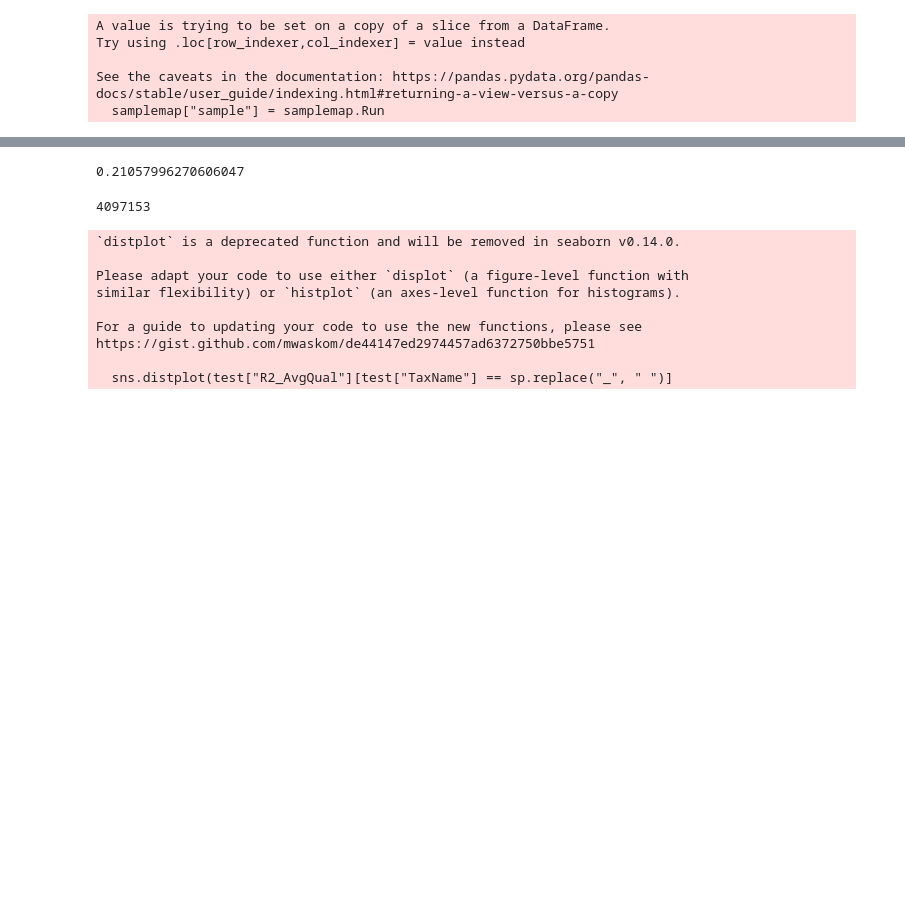
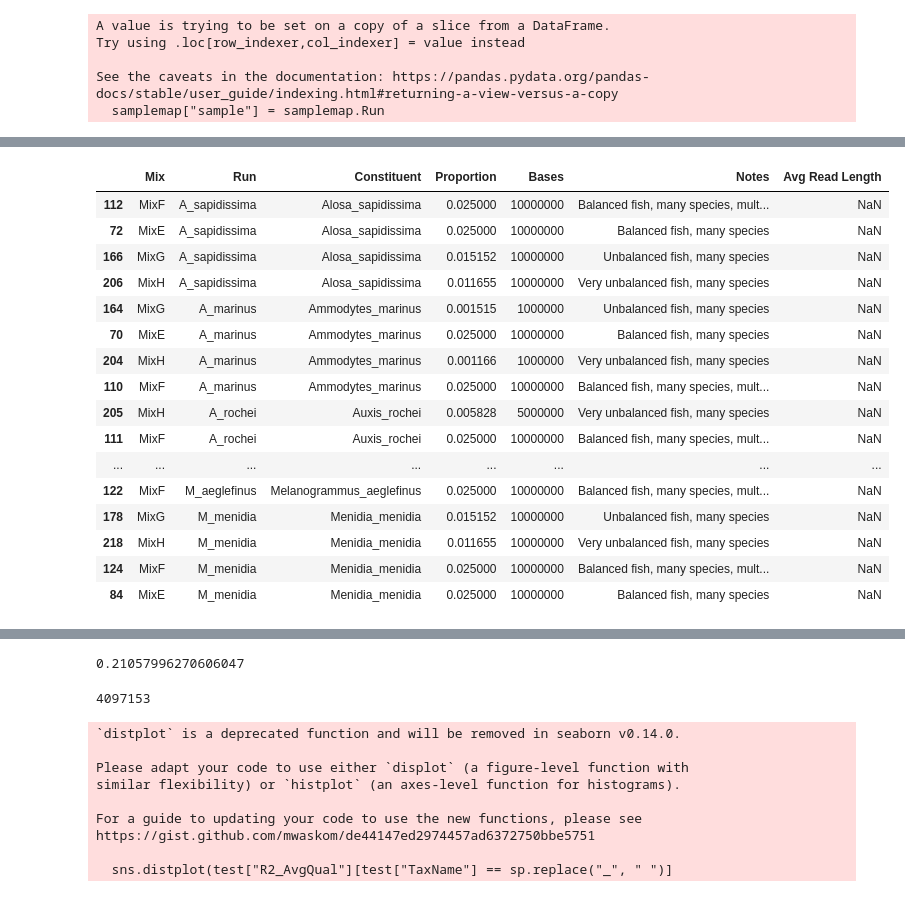
Before and after one commit to mistergroot/cladeaid, a Jupyter notebook: jupyter_notebooks/CladeAid.ipynb, the cells around one changed output, grey strips where cells are left out. Cells and saved outputs as stored; diff of their text form; code cells hidden in the pictures; blank space fills up the shorter version.

```diff
--- a/jupyter_notebooks/CladeAid.ipynb
+++ b/jupyter_notebooks/CladeAid.ipynb
@@ -40,5 +851,5 @@ test = pd.read_csv("./MixE.csv")
 # %%
-keys = pd.read_csv("mixes_for_ngsLCA_tests.csv")
+keys = pd.read_csv("../data/mixes_for_ngsLCA_tests.csv")
 # %%
 rlens = test.copy()
 rlens["len"] = rlens.groupby(["TaxName"])["TotalBases"].transform('sum')
@@ -71,0 +929,20 @@ keys
+# %%
+keys.sort_values("Constituent").head(60)
+# %% [output]
+|  | Mix | Run | Constituent | Proportion | Bases | Notes | Avg Read Length |
+| 112 | MixF | A_sapidissima | Alosa_sapidissima | 0.025000 | 10000000 | Balanced fish, many species, mult... | NaN |
+| 72 | MixE | A_sapidissima | Alosa_sapidissima | 0.025000 | 10000000 | Balanced fish, many species | NaN |
+| 166 | MixG | A_sapidissima | Alosa_sapidissima | 0.015152 | 10000000 | Unbalanced fish, many species | NaN |
+| 206 | MixH | A_sapidissima | Alosa_sapidissima | 0.011655 | 10000000 | Very unbalanced fish, many species | NaN |
+| 164 | MixG | A_marinus | Ammodytes_marinus | 0.001515 | 1000000 | Unbalanced fish, many species | NaN |
+| 70 | MixE | A_marinus | Ammodytes_marinus | 0.025000 | 10000000 | Balanced fish, many species | NaN |
+| 204 | MixH | A_marinus | Ammodytes_marinus | 0.001166 | 1000000 | Very unbalanced fish, many species | NaN |
+| 110 | MixF | A_marinus | Ammodytes_marinus | 0.025000 | 10000000 | Balanced fish, many species, mult... | NaN |
+| 205 | MixH | A_rochei | Auxis_rochei | 0.005828 | 5000000 | Very unbalanced fish, many species | NaN |
+| 111 | MixF | A_rochei | Auxis_rochei | 0.025000 | 10000000 | Balanced fish, many species, mult... | NaN |
+| ... | ... | ... | ... | ... | ... | ... | ... |
+| 122 | MixF | M_aeglefinus | Melanogrammus_aeglefinus | 0.025000 | 10000000 | Balanced fish, many species, mult... | NaN |
+| 178 | MixG | M_menidia | Menidia_menidia | 0.015152 | 10000000 | Unbalanced fish, many species | NaN |
+| 218 | MixH | M_menidia | Menidia_menidia | 0.011655 | 10000000 | Very unbalanced fish, many species | NaN |
+| 124 | MixF | M_menidia | Menidia_menidia | 0.025000 | 10000000 | Balanced fish, many species, mult... | NaN |
+| 84 | MixE | M_menidia | Menidia_menidia | 0.025000 | 10000000 | Balanced fish, many species | NaN |
```
Also changed, not shown: parts of 90 cells of this notebook.
